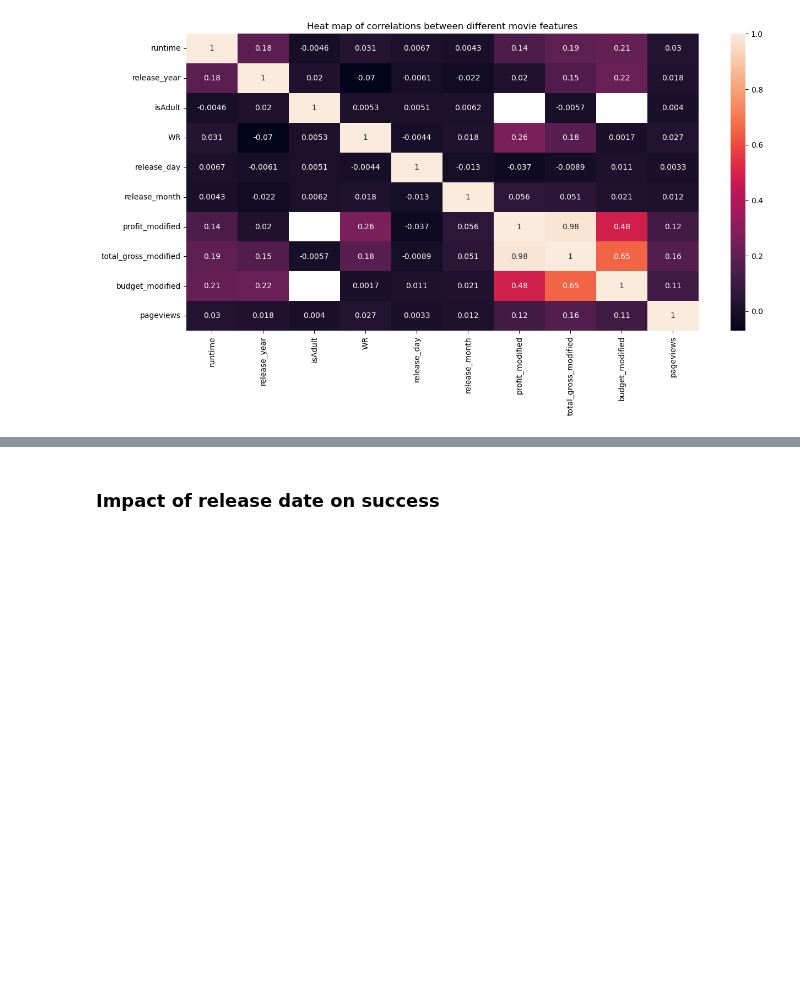
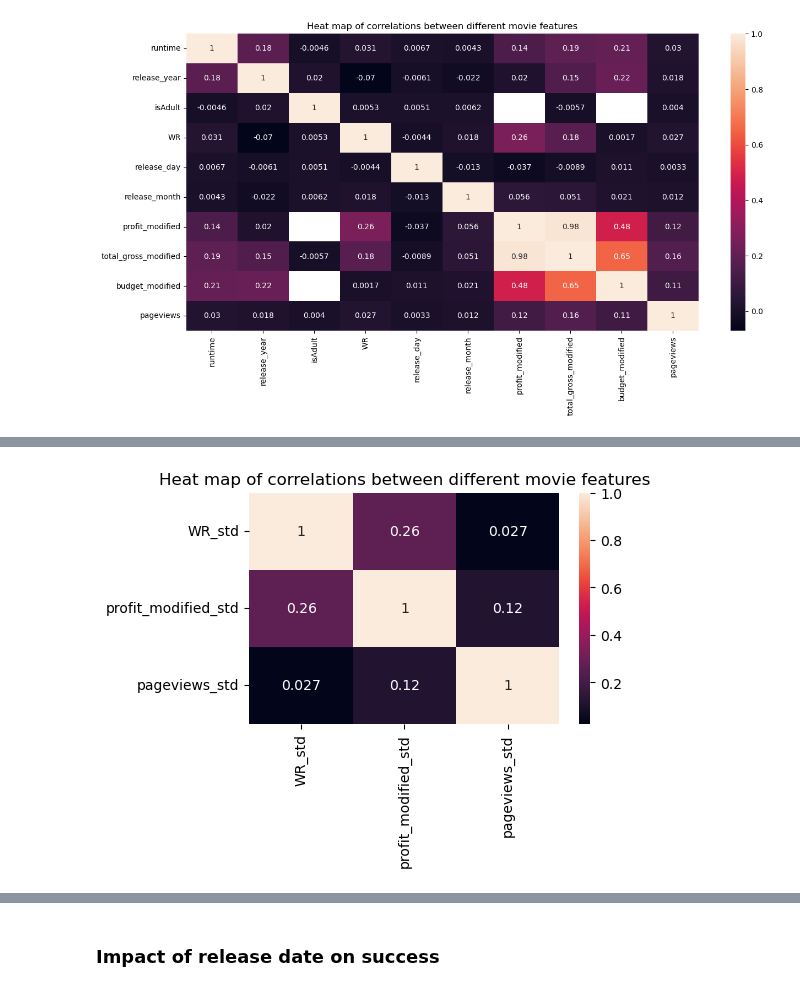
Before and after one commit to epfl-ada/ada-2022-project-theadaholics, a Jupyter notebook: main.ipynb, the cells around one changed output, grey strips where cells are left out. Cells and saved outputs as stored; diff of their text form; code cells hidden in the pictures; blank space fills up the shorter version.

```diff
--- a/main.ipynb
+++ b/main.ipynb
@@ -969,0 +984,10 @@ Interesting correlations:
+# %%
+# We standardise each success feature
+df_all['WR_std'] = (df_all['WR'] - df_all['WR'].mean())/df_all['WR'].std()
+df_all['profit_modified_std'] = (df_all['profit_modified'] - df_all['profit_modified'].mean())/df_all['profit_modified'].std()
+df_all['pageviews_std'] = (df_all['pageviews'] - df_all['pageviews'].mean())/df_all['pageviews'].std()
+# %%
+# We L2 normalise each success feature
+df_all['WR_norm'] = df_all['WR'] / np.sqrt(np.square(df_all['WR']).sum(axis=0))
+df_all['profit_modified_norm'] = df_all['profit_modified'] / np.sqrt(np.square(df_all['profit_modified']).sum(axis=0))
+df_all['pageviews_norm'] = df_all['pageviews'] / np.sqrt(np.square(df_all['pageviews']).sum(axis=0))
@@ -969,0 +1006,5 @@ Interesting correlations:
+# %%
+fig, ax = plt.subplots(figsize=(5,3))
+sns.heatmap(df_all[['WR_std','profit_modified_std','pageviews_std']].corr(), annot=True, ax=ax).set(title='Heat map of correlations between different movie features');
+# %% [output]
+[figure, added]
```
Also changed, not shown: parts of 76 cells of this notebook, 1 other file.
